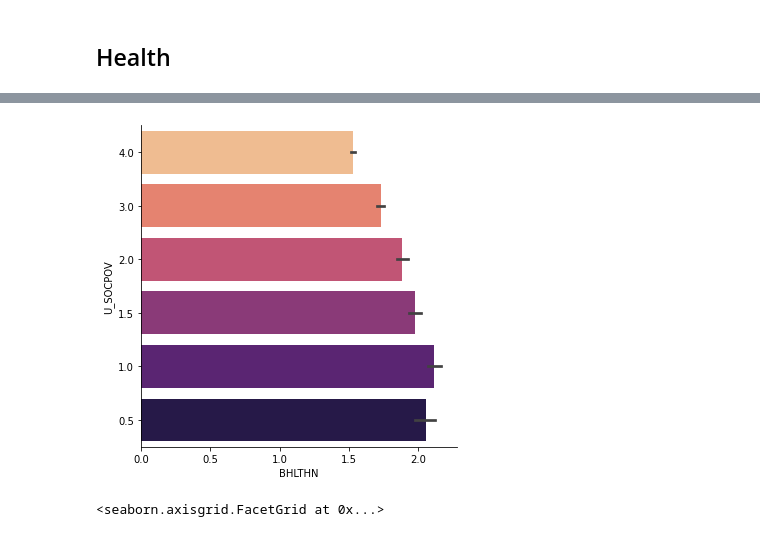
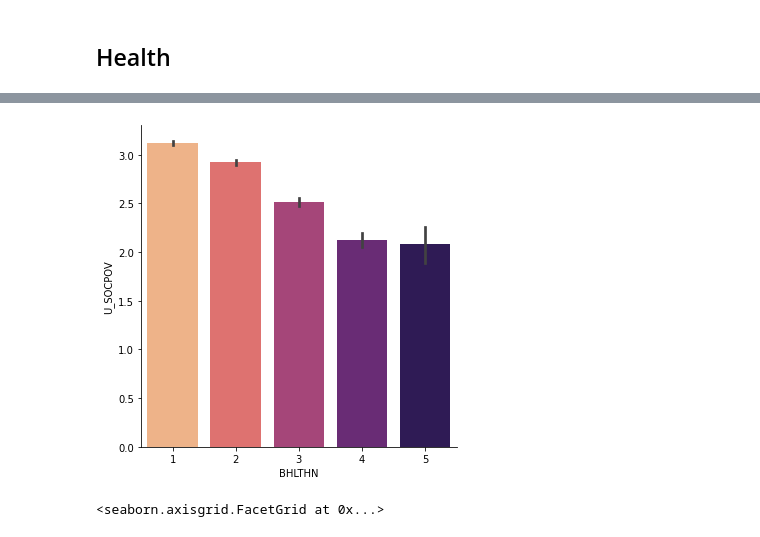
Before and after one commit to epfl-ada/ada-2020-project-milestone-p3-p3_ada-boi, a Jupyter notebook: creative_extension.ipynb, the cells around one changed output, grey strips where cells are left out. Cells and saved outputs as stored; diff of their text form; code cells hidden in the pictures.

Commit message:
fixed BHLTHN vs SOCPOV color gradient

```diff
--- a/creative_extension.ipynb
+++ b/creative_extension.ipynb
@@ -732,11 +732,9 @@ Notes:
 [2] The condition number is large, 1.02e+03. This might indicate that there are
 strong multicollinearity or other numerical problems.
 # %%
-g = sns.catplot(x='BHLTHN', y='U_SOCPOV',kind='bar',palette='magma', data=df_NN(fc23,outcome,predictors), orient='h')
-g.fig.axes[0].invert_yaxis()
-#g.fig.axes[0].invert_xaxis()
+g = sns.catplot(x='BHLTHN', y='U_SOCPOV',kind='bar',palette='magma_r', data=df_NN(fc23,outcome,predictors), orient='v')
 # %% [output]
-[figure, old version]
+[figure, new version]
 # %%
 sns.catplot(x='BHLTHN', y='UACT',kind='bar', palette='magma_r', data=df_NN(fc23,outcome,predictors))
 # %% [output]
```
